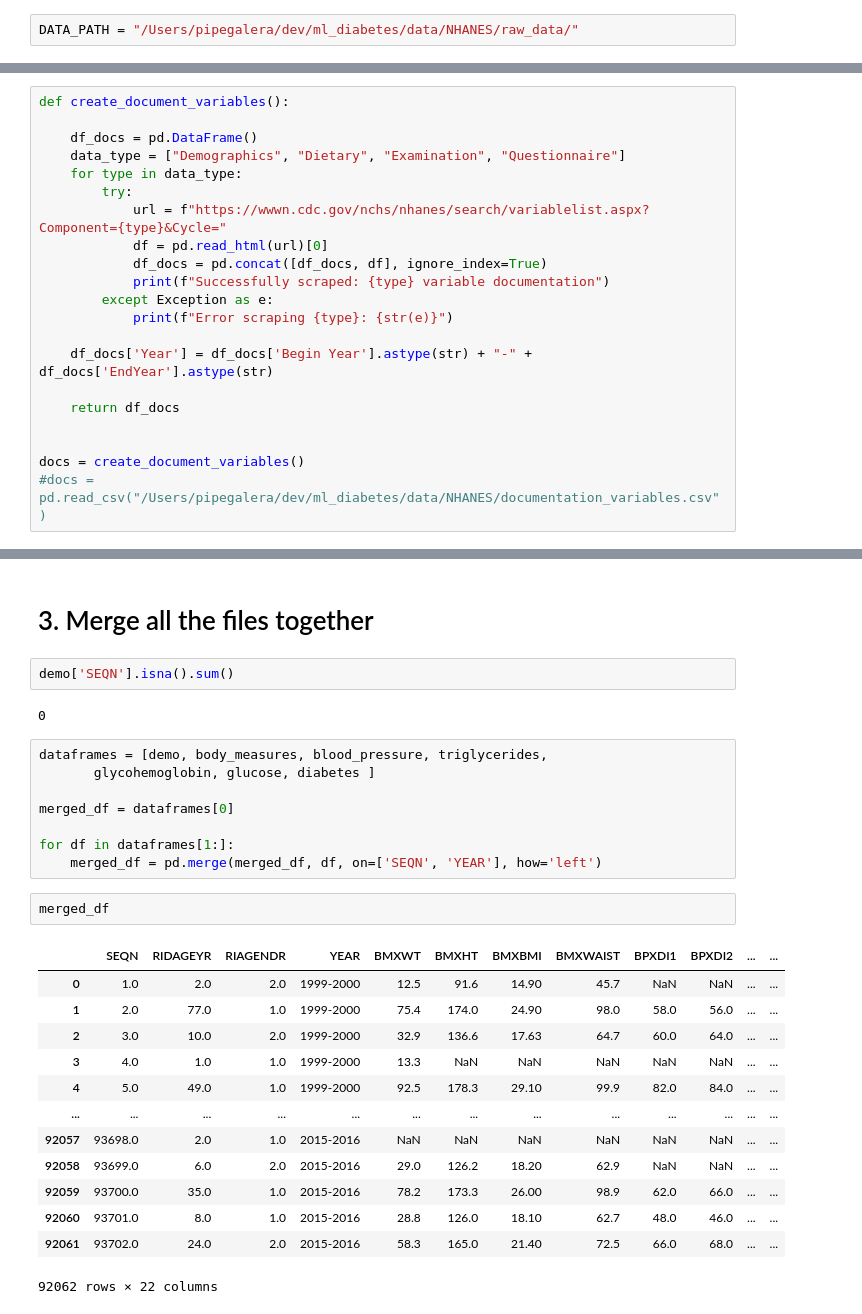
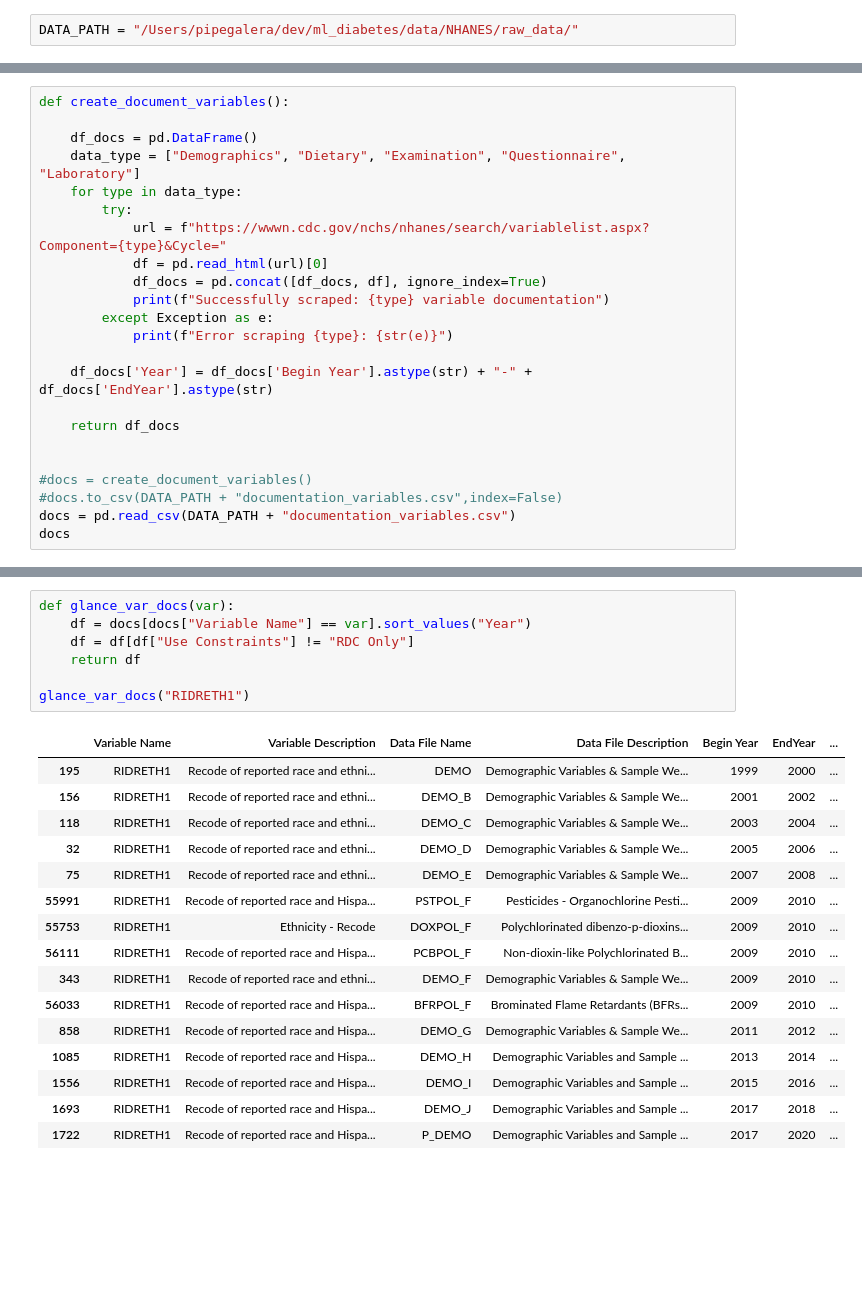
Before and after one commit to pipegalera/ml_diabetes, a Jupyter notebook: notebooks/create_data_master.ipynb, the cells around one changed output, grey strips where cells are left out. Cells and saved outputs as stored; diff of their text form; blank space fills up the shorter version.

```diff
--- a/notebooks/create_data_master.ipynb
+++ b/notebooks/create_data_master.ipynb
@@ -17,7 +121,7 @@ DATA_PATH = "/Users/pipegalera/dev/ml_diabetes/data/NHANES/raw_data/"
 def create_document_variables():
 
     df_docs = pd.DataFrame()
-    data_type = ["Demographics", "Dietary", "Examination", "Questionnaire"]
+    data_type = ["Demographics", "Dietary", "Examination", "Questionnaire", "Laboratory"]
     for type in data_type:
         try:
             url = f"https://wwwn.cdc.gov/nchs/nhanes/search/variablelist.aspx?Component={type}&Cycle="
@@ -32,6 +136,8 @@ def create_document_variables():
     return df_docs
 
 
-docs = create_document_variables()
-#docs = pd.read_csv("/Users/pipegalera/dev/ml_diabetes/data/NHANES/documentation_variables.csv")
+#docs = create_document_variables()
+#docs.to_csv(DATA_PATH + "documentation_variables.csv",index=False)
+docs = pd.read_csv(DATA_PATH + "documentation_variables.csv")
+docs
 # %% [output]
@@ -125,30 +157,24 @@ File saved inthe following folder:  /Users/pipegalera/dev/ml_diabetes/data/NHANE
-# %% [markdown]
-# 3. Merge all the files together
-# %%
-demo['SEQN'].isna().sum()
-# %% [output]
-0
-# %%
-dataframes = [demo, body_measures, blood_pressure, triglycerides,
-       glycohemoglobin, glucose, diabetes ]
-
-merged_df = dataframes[0]
-
-for df in dataframes[1:]:
-    merged_df = pd.merge(merged_df, df, on=['SEQN', 'YEAR'], how='left')
-# %%
-merged_df
-# %% [output]
-|  | SEQN | RIDAGEYR | RIAGENDR | YEAR | BMXWT | BMXHT | BMXBMI | BMXWAIST | BPXDI1 | BPXDI2 | ... | ... |
-| 0 | 1.0 | 2.0 | 2.0 | 1999-2000 | 12.5 | 91.6 | 14.90 | 45.7 | NaN | NaN | ... | ... |
-| 1 | 2.0 | 77.0 | 1.0 | 1999-2000 | 75.4 | 174.0 | 24.90 | 98.0 | 58.0 | 56.0 | ... | ... |
-| 2 | 3.0 | 10.0 | 2.0 | 1999-2000 | 32.9 | 136.6 | 17.63 | 64.7 | 60.0 | 64.0 | ... | ... |
-| 3 | 4.0 | 1.0 | 1.0 | 1999-2000 | 13.3 | NaN | NaN | NaN | NaN | NaN | ... | ... |
-| 4 | 5.0 | 49.0 | 1.0 | 1999-2000 | 92.5 | 178.3 | 29.10 | 99.9 | 82.0 | 84.0 | ... | ... |
-| ... | ... | ... | ... | ... | ... | ... | ... | ... | ... | ... | ... | ... |
-| 92057 | 93698.0 | 2.0 | 1.0 | 2015-2016 | NaN | NaN | NaN | NaN | NaN | NaN | ... | ... |
-| 92058 | 93699.0 | 6.0 | 2.0 | 2015-2016 | 29.0 | 126.2 | 18.20 | 62.9 | NaN | NaN | ... | ... |
-| 92059 | 93700.0 | 35.0 | 1.0 | 2015-2016 | 78.2 | 173.3 | 26.00 | 98.9 | 62.0 | 66.0 | ... | ... |
-| 92060 | 93701.0 | 8.0 | 1.0 | 2015-2016 | 28.8 | 126.0 | 18.10 | 62.7 | 48.0 | 46.0 | ... | ... |
-| 92061 | 93702.0 | 24.0 | 2.0 | 2015-2016 | 58.3 | 165.0 | 21.40 | 72.5 | 66.0 | 68.0 | ... | ... |
-92062 rows × 22 columns
+# %%
+def glance_var_docs(var):
+    df = docs[docs["Variable Name"] == var].sort_values("Year")
+    df = df[df["Use Constraints"] != "RDC Only"]
+    return df
+
+glance_var_docs("RIDRETH1")
+# %% [output]
+|  | Variable Name | Variable Description | Data File Name | Data File Description | Begin Year | EndYear | ... |
+| 195 | RIDRETH1 | Recode of reported race and ethni... | DEMO | Demographic Variables & Sample We... | 1999 | 2000 | ... |
+| 156 | RIDRETH1 | Recode of reported race and ethni... | DEMO_B | Demographic Variables & Sample We... | 2001 | 2002 | ... |
+| 118 | RIDRETH1 | Recode of reported race and ethni... | DEMO_C | Demographic Variables & Sample We... | 2003 | 2004 | ... |
+| 32 | RIDRETH1 | Recode of reported race and ethni... | DEMO_D | Demographic Variables & Sample We... | 2005 | 2006 | ... |
+| 75 | RIDRETH1 | Recode of reported race and ethni... | DEMO_E | Demographic Variables & Sample We... | 2007 | 2008 | ... |
+| 55991 | RIDRETH1 | Recode of reported race and Hispa... | PSTPOL_F | Pesticides - Organochlorine Pesti... | 2009 | 2010 | ... |
+| 55753 | RIDRETH1 | Ethnicity - Recode | DOXPOL_F | Polychlorinated dibenzo-p-dioxins... | 2009 | 2010 | ... |
+| 56111 | RIDRETH1 | Recode of reported race and Hispa... | PCBPOL_F | Non-dioxin-like Polychlorinated B... | 2009 | 2010 | ... |
+| 343 | RIDRETH1 | Recode of reported race and ethni... | DEMO_F | Demographic Variables & Sample We... | 2009 | 2010 | ... |
+| 56033 | RIDRETH1 | Recode of reported race and Hispa... | BFRPOL_F | Brominated Flame Retardants (BFRs... | 2009 | 2010 | ... |
+| 858 | RIDRETH1 | Recode of reported race and Hispa... | DEMO_G | Demographic Variables & Sample We... | 2011 | 2012 | ... |
+| 1085 | RIDRETH1 | Recode of reported race and Hispa... | DEMO_H | Demographic Variables and Sample ... | 2013 | 2014 | ... |
+| 1556 | RIDRETH1 | Recode of reported race and Hispa... | DEMO_I | Demographic Variables and Sample ... | 2015 | 2016 | ... |
+| 1693 | RIDRETH1 | Recode of reported race and Hispa... | DEMO_J | Demographic Variables and Sample ... | 2017 | 2018 | ... |
+| 1722 | RIDRETH1 | Recode of reported race and Hispa... | P_DEMO | Demographic Variables and Sample ... | 2017 | 2020 | ... |
```
Also changed, not shown: parts of 27 cells of this notebook, 1 other file.
